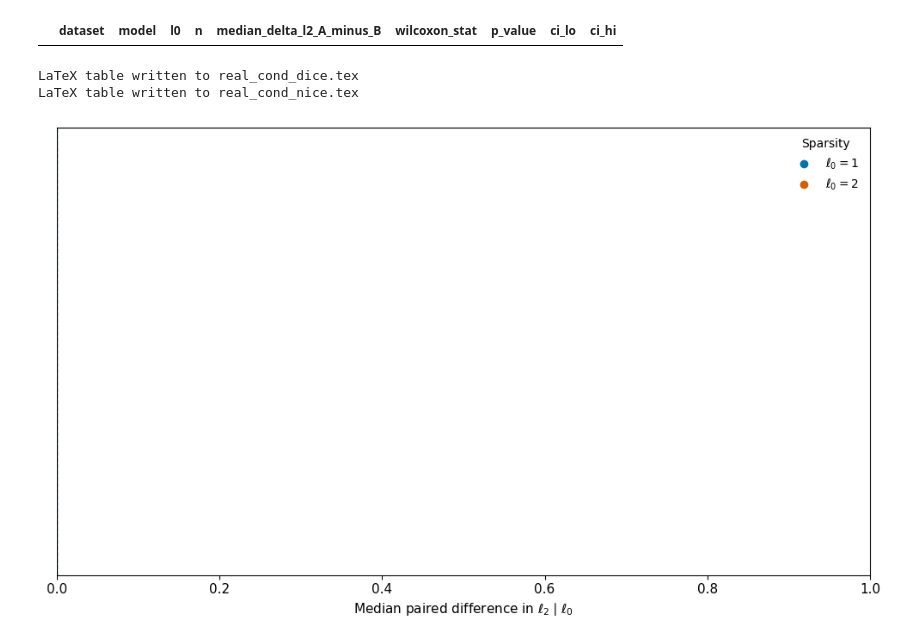
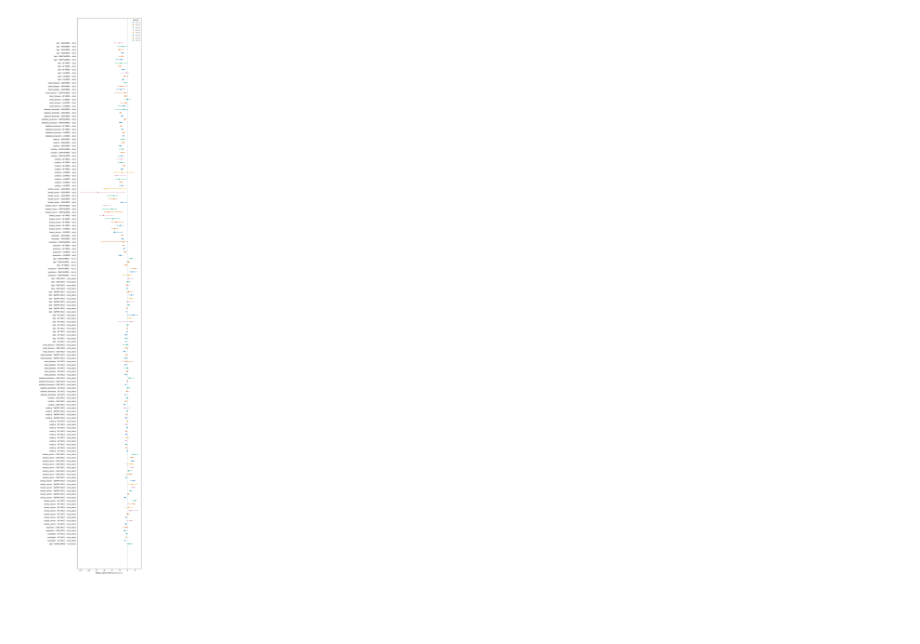
Before and after one commit to leonidaschristodoulou/cf-proposal, a Jupyter notebook: cfprop_plots.ipynb, the cells around one changed output. Saved outputs shown, nothing was run; the diff lists cells and outputs as text; code cells hidden in the pictures; blank space fills up the shorter version.

```diff
--- a/cfprop_plots.ipynb
+++ b/cfprop_plots.ipynb
@@ -75,7 +92,5 @@ def export_table_to_latex(df: pd.DataFrame, filename: str) -> None:
         f.write(latex_code)
 
     print(f"LaTeX table written to {filename}")
-# %%
-df["method"] = df["method"].replace({"guided": "pace"})
 # %%
 COLORS = {
@@ -88,5 +110,5 @@ models   = ["LR", "RF", "XGB", "TabPFN"] #sorted(df["model"].unique())
 # %%
-fig, ax = plt.subplots(figsize=(8,6))
+fig, ax = plt.subplots(figsize=(12,8))
 
 positions = []
 data = []
@@ -691,30 +740,28 @@ def export_wilcoxon_table_to_latex(df, filename):
     print(f"LaTeX table written to {filename}")
 # %%
 paired_kwargs = dict(
-    methods=["nice", "dice", "pace"],          # optional
+    methods=["nice_base", "nice_spars", "dice", "mcce", "pace"],
     group_cols=("dataset", "model", "idx", "seed"),
-    require_status_ok=True,                      # only keep status == "ok"
+    require_status_ok=True,
     ok_values=("ok",),
     metrics=("l0", "l2", "time_s", "flip_ok"),
     l0_as_int=True,
 )
 
-# Compare
-dom_df_nice, cond_df_nice = compare_methods(
-    df,
-    method_a="pace",
-    method_b="nice",
-    paired_kwargs=paired_kwargs,
-    min_n_per_l0=5,
-)
+BASELINES = ["nice_base", "nice_spars", "mcce", "dice"]
 
-dom_df_dice, cond_df_dice = compare_methods(
-    df,
-    method_a="pace",
-    method_b="dice",
-    paired_kwargs=paired_kwargs,
-    min_n_per_l0=5,
-)
+dom = {}
+cond = {}
+for b in BASELINES:
+    dom[b], cond[b] = compare_methods(
+        df,
+        method_a="pace",
+        method_b=b,
+        paired_kwargs=paired_kwargs,
+        min_n_per_l0=5,
+    )
 
-# print(dom_df)
-# print(cond_df.head(20))
+print("Dominance (pace vs nice_spars):")
+print(dom["nice_spars"])
+print("\nConditional Wilcoxon (pace vs nice_spars):")
+print(cond["nice_spars"].head(20))
@@ -721,11 +786,4 @@ dom_df_dice, cond_df_dice = compare_methods(
-# %%
-cond_df_dice
-# %% [output]
-|  | dataset | model | l0 | n | median_delta_l2_A_minus_B | wilcoxon_stat | p_value | ci_lo | ci_hi |
 # %%
-export_wilcoxon_table_to_latex(cond_df_dice, data_in+"_cond_dice.tex")
-export_wilcoxon_table_to_latex(cond_df_nice, data_in+"_cond_nice.tex")
+#export_wilcoxon_table_to_latex(cond_df_dice, data_in+"_cond_dice.tex")
+#export_wilcoxon_table_to_latex(cond_df_nice, data_in+"_cond_nice.tex")
-# %% [output]
-LaTeX table written to real_cond_dice.tex
-LaTeX table written to real_cond_nice.tex
 # %%
@@ -793,5 +835,5 @@ def plot_conditional_wilcoxon(cond_df_nice, cond_df_dice):
 # %%
-if data_in=="real":
-    plot_conditional_wilcoxon(cond_df_nice, cond_df_dice)
+if data_in == "real":
+    plot_conditional_wilcoxon(cond)
 # %% [output]
-[figure, old version]
+[figure, new version]
```
Also changed, not shown: parts of 20 cells of this notebook, 14 other files.
